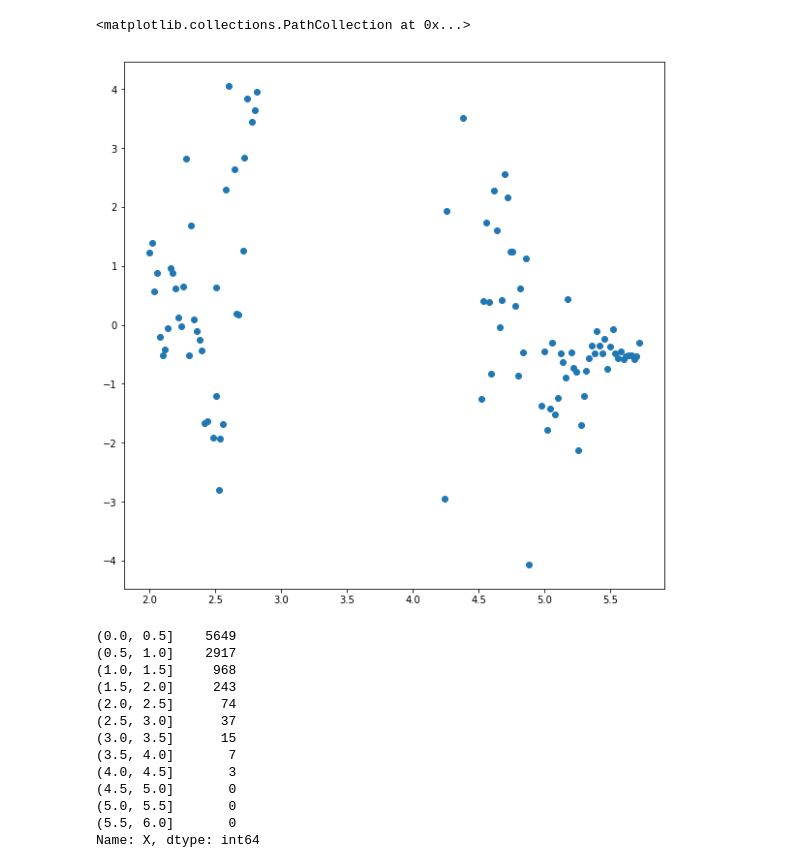
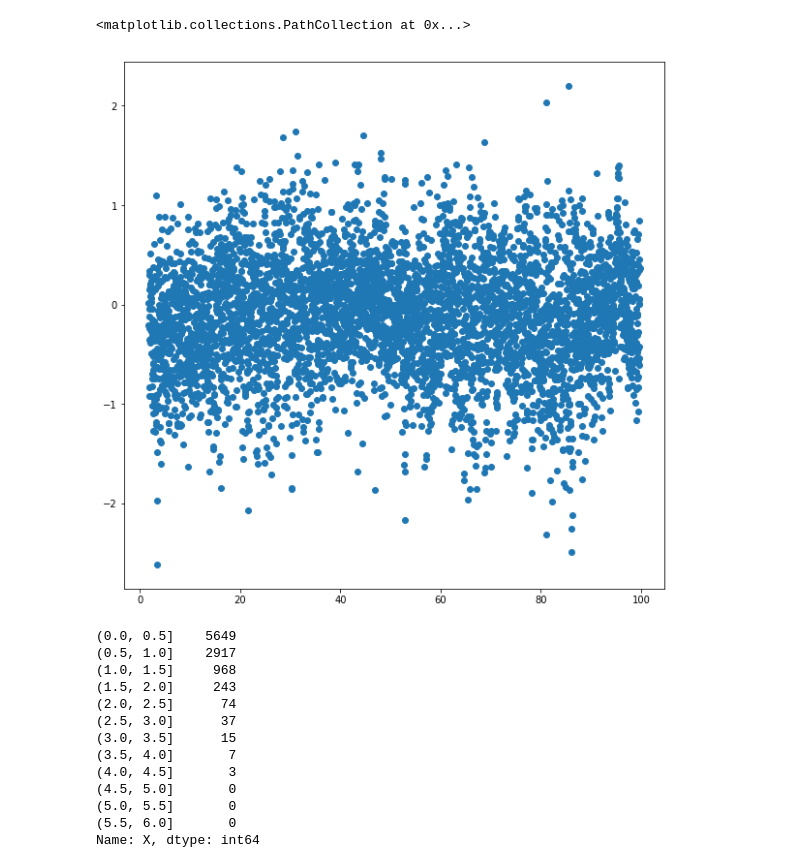
Before and after one commit to madushadhanushka/driverprofile, a Jupyter notebook: AbnormalAnalysis.ipynb, the cells around one changed output. Cells and saved outputs as stored; diff of their text form; code cells hidden in the pictures.

```diff
--- a/AbnormalAnalysis.ipynb
+++ b/AbnormalAnalysis.ipynb
@@ -1,18 +1,18 @@
 # %%
 from pandas import DataFrame
 import matplotlib.pyplot as plt
 import numpy as np
 import pandas as pd
 
 #graph for steady driving behavior with acceleration x
 %matplotlib inline
-df_normal = pd.read_csv("/Users/dhanushka/Desktop/mydata/fypit/anaconda/data/slow2.csv").iloc[100:200]
+df_normal = pd.read_csv("/Users/dhanushka/Desktop/mydata/fypit/anaconda/data/slow2.csv").iloc[5000:10000]
 
 fig_normal = plt.figure(figsize=(10, 10,))
-plt.scatter(df_normal['time'].abs(), (df_normal['X']+0.5))
+plt.scatter((df_normal['time']-100).abs(), (df_normal['X']+0.5))
 # %% [output]
 <matplotlib.collections.PathCollection at 0x...>
-[figure, old version]
+[figure, new version]
 # %%
 #Frequency graph for steady data  acceleration x
 pd.cut((df_normal['X']+0.5).abs(), bins=[0,0.5,1,1.5,2,2.5,3,3.5,4,4.5,5,5.5,6]).value_counts().sort_index()
```
Also changed, not shown: parts of 3 cells of this notebook, 1 other file.
